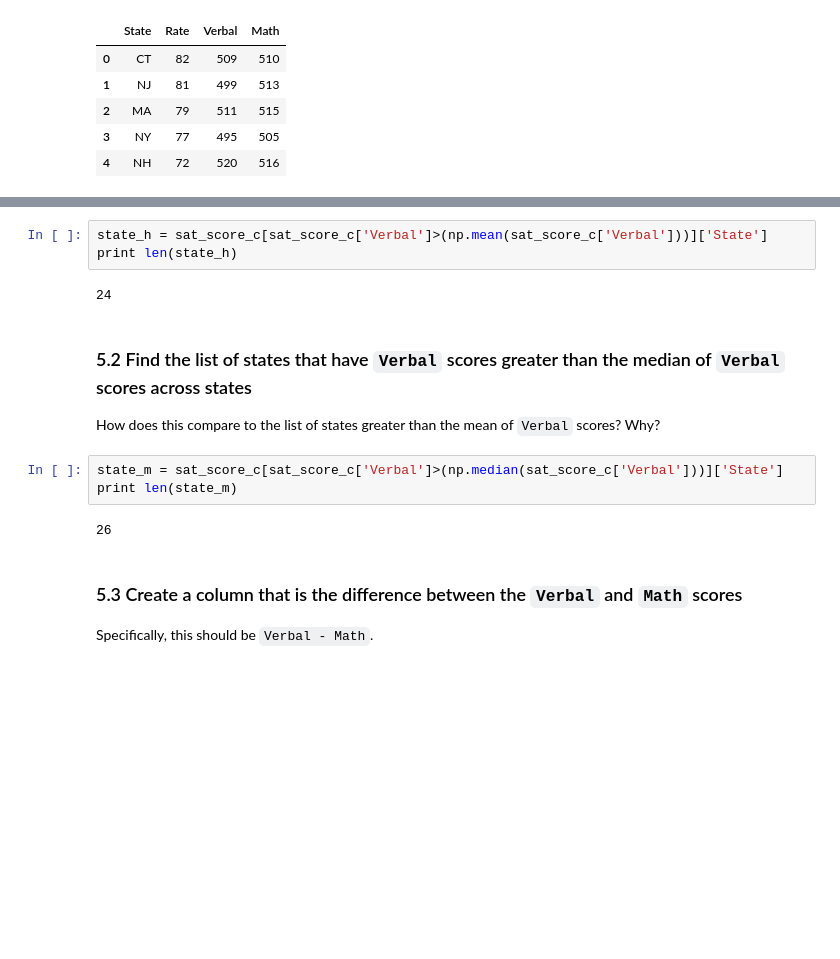
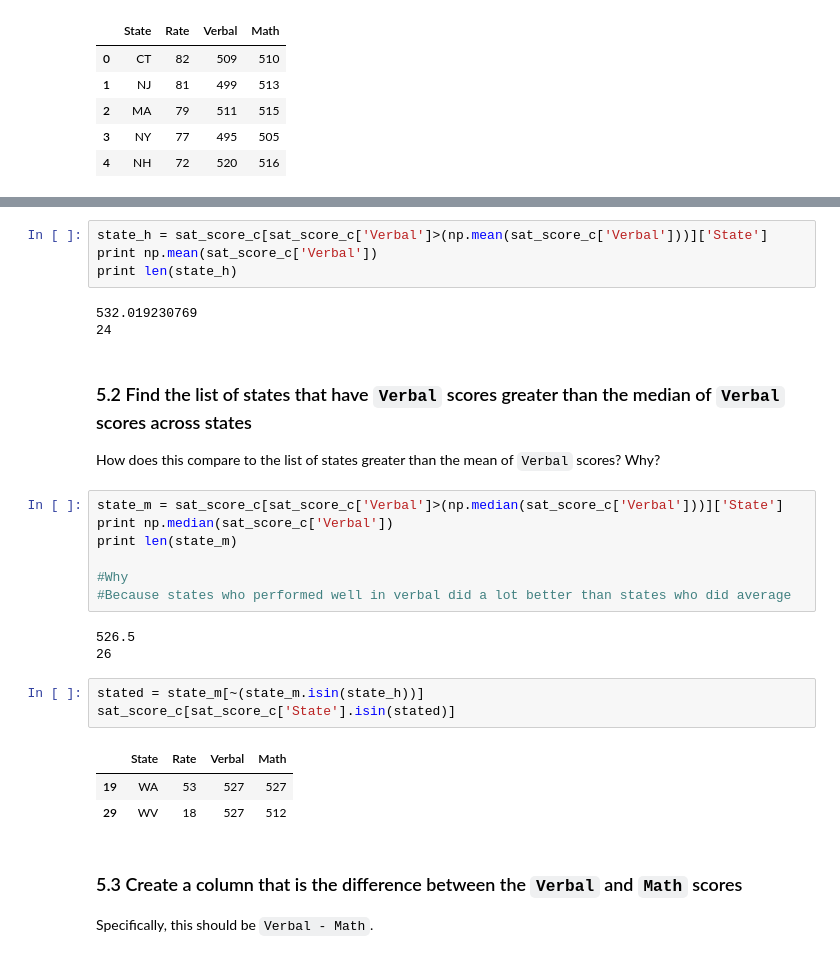
Before and after one commit to yix90/GA_personal, a Jupyter notebook: project/project-two/project-02-v2-starter-code.ipynb, the cells around one changed output, grey strips where cells are left out. Cells and saved outputs as stored; diff of their text form; blank space fills up the shorter version.

```diff
--- a/project/project-two/project-02-v2-starter-code.ipynb
+++ b/project/project-two/project-02-v2-starter-code.ipynb
@@ -323,8 +323,10 @@ http://pandas.pydata.org/pandas-docs/stable/indexing.html
 How many states are above the mean? What does this tell you about the distribution of `Verbal` scores?
 # %%
 state_h = sat_score_c[sat_score_c['Verbal']>(np.mean(sat_score_c['Verbal']))]['State']
+print np.mean(sat_score_c['Verbal'])
 print len(state_h)
 # %% [output]
+532.019230769
 24
 # %% [markdown]
 ### 5.2 Find the list of states that have `Verbal` scores greater than the median of `Verbal` scores across states
@@ -332,9 +334,21 @@ print len(state_h)
 How does this compare to the list of states greater than the mean of `Verbal` scores? Why?
 # %%
 state_m = sat_score_c[sat_score_c['Verbal']>(np.median(sat_score_c['Verbal']))]['State']
+print np.median(sat_score_c['Verbal'])
 print len(state_m)
+
+#Why
+#Because states who performed well in verbal did a lot better than states who did average
 # %% [output]
+526.5
 26
+# %%
+stated = state_m[~(state_m.isin(state_h))]
+sat_score_c[sat_score_c['State'].isin(stated)]
+# %% [output]
+|  | State | Rate | Verbal | Math |
+| 19 | WA | 53 | 527 | 527 |
+| 29 | WV | 18 | 527 | 512 |
 # %% [markdown]
 ### 5.3 Create a column that is the difference between the `Verbal` and `Math` scores
 
```
Also changed, not shown: parts of 5 cells of this notebook.
